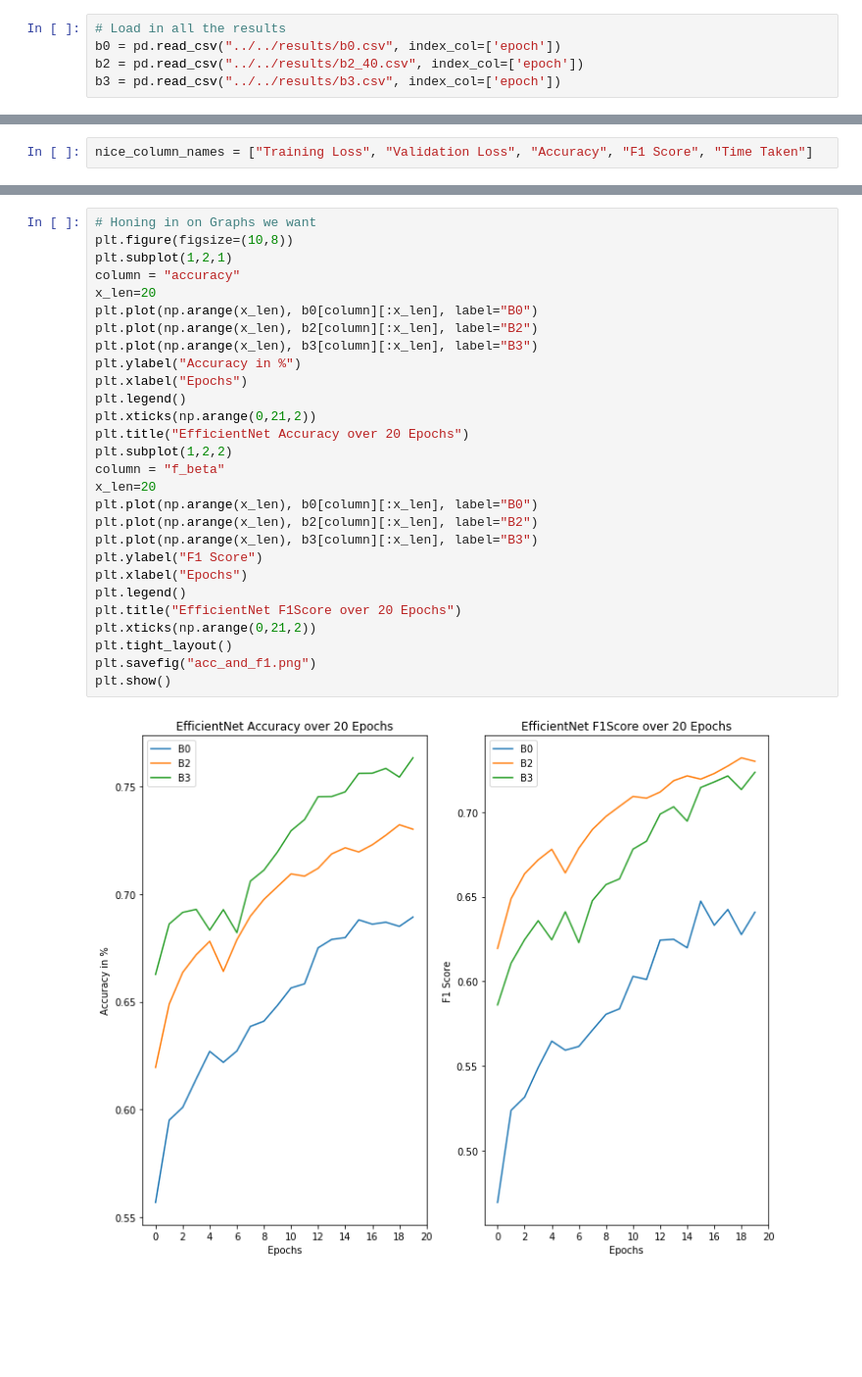
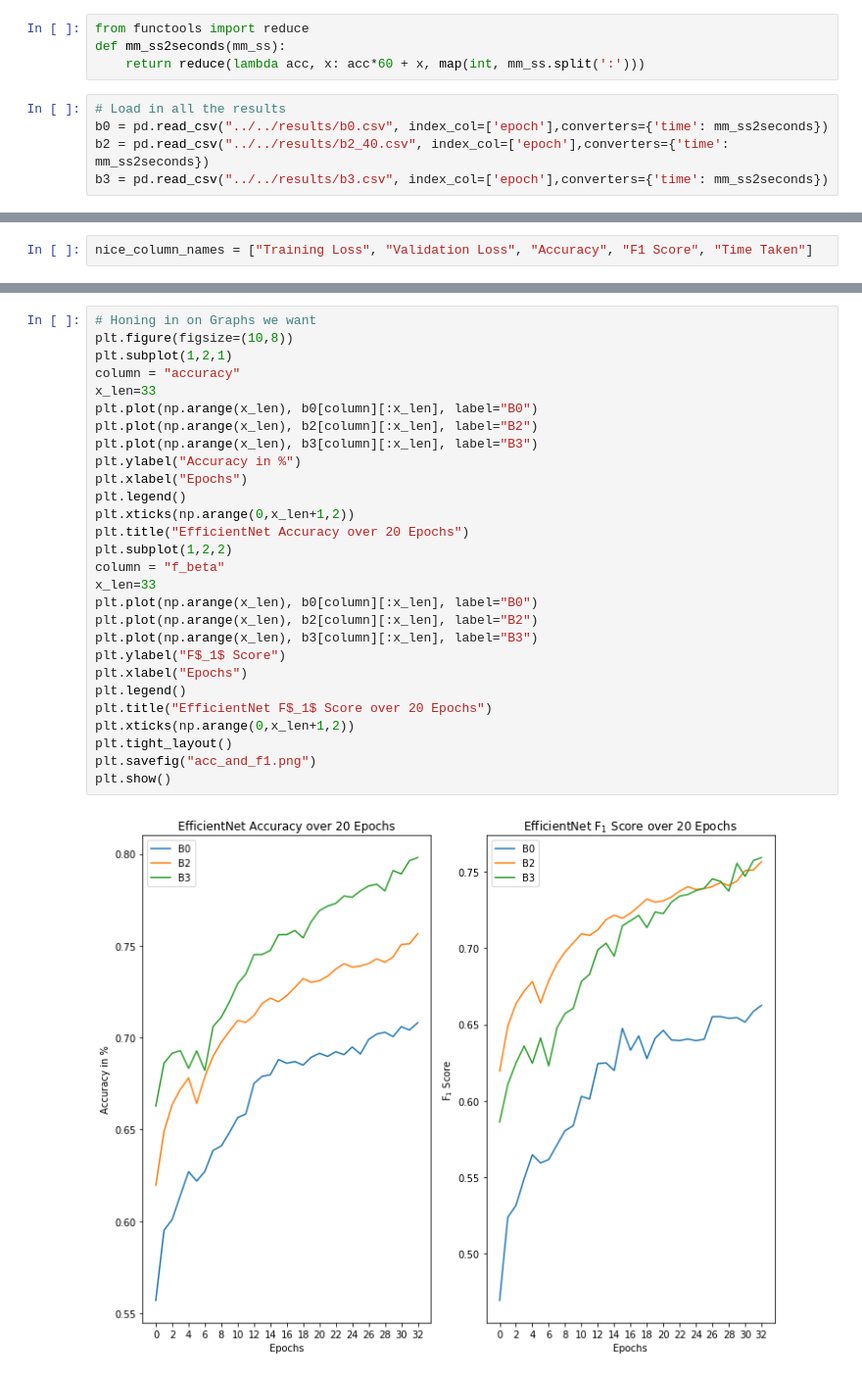
Before and after one commit to angus-mackenzie/snake-id, a Jupyter notebook: notebooks/graphing_data/creating_graphs.ipynb, the cells around one changed output, grey strips where cells are left out. Shown at 98% size. Cells and saved outputs as stored; diff of their text form; blank space fills up the shorter version.

```diff
--- a/notebooks/graphing_data/creating_graphs.ipynb
+++ b/notebooks/graphing_data/creating_graphs.ipynb
@@ -2,11 +2,15 @@
 import pandas as pd
 import matplotlib.pyplot as plt
 import numpy as np
+# %%
+from functools import reduce
+def mm_ss2seconds(mm_ss):
+    return reduce(lambda acc, x: acc*60 + x, map(int, mm_ss.split(':')))
 # %%
 # Load in all the results
-b0 = pd.read_csv("../../results/b0.csv", index_col=['epoch'])
-b2 = pd.read_csv("../../results/b2_40.csv", index_col=['epoch'])
-b3 = pd.read_csv("../../results/b3.csv", index_col=['epoch'])
+b0 = pd.read_csv("../../results/b0.csv", index_col=['epoch'],converters={'time': mm_ss2seconds})
+b2 = pd.read_csv("../../results/b2_40.csv", index_col=['epoch'],converters={'time': mm_ss2seconds})
+b3 = pd.read_csv("../../results/b3.csv", index_col=['epoch'],converters={'time': mm_ss2seconds})
 # %%
 # Find the shortest training time to use as the x_axis
 x = min([b0.index[-1], b2.index[-1], b3.index[-1]])
@@ -47,30 +46,30 @@ array([ 0,  1,  2,  3,  4,  5,  6,  7,  8,  9, 10, 11, 12, 13, 14, 15, 16,
 # %%
 # Honing in on Graphs we want
 plt.figure(figsize=(10,8))
 plt.subplot(1,2,1)
 column = "accuracy"
-x_len=20
+x_len=33
 plt.plot(np.arange(x_len), b0[column][:x_len], label="B0")
 plt.plot(np.arange(x_len), b2[column][:x_len], label="B2")
 plt.plot(np.arange(x_len), b3[column][:x_len], label="B3")
 plt.ylabel("Accuracy in %")
 plt.xlabel("Epochs")
 plt.legend()
-plt.xticks(np.arange(0,21,2))
+plt.xticks(np.arange(0,x_len+1,2))
 plt.title("EfficientNet Accuracy over 20 Epochs")
 plt.subplot(1,2,2)
 column = "f_beta"
-x_len=20
+x_len=33
 plt.plot(np.arange(x_len), b0[column][:x_len], label="B0")
 plt.plot(np.arange(x_len), b2[column][:x_len], label="B2")
 plt.plot(np.arange(x_len), b3[column][:x_len], label="B3")
-plt.ylabel("F1 Score")
+plt.ylabel("F$_1$ Score")
 plt.xlabel("Epochs")
 plt.legend()
-plt.title("EfficientNet F1Score over 20 Epochs")
-plt.xticks(np.arange(0,21,2))
+plt.title("EfficientNet F$_1$ Score over 20 Epochs")
+plt.xticks(np.arange(0,x_len+1,2))
 plt.tight_layout()
 plt.savefig("acc_and_f1.png")
 plt.show()
 # %% [output]
-[figure, old version]
+[figure, new version]
```
Also changed, not shown: parts of 7 cells of this notebook, 1 other file.
